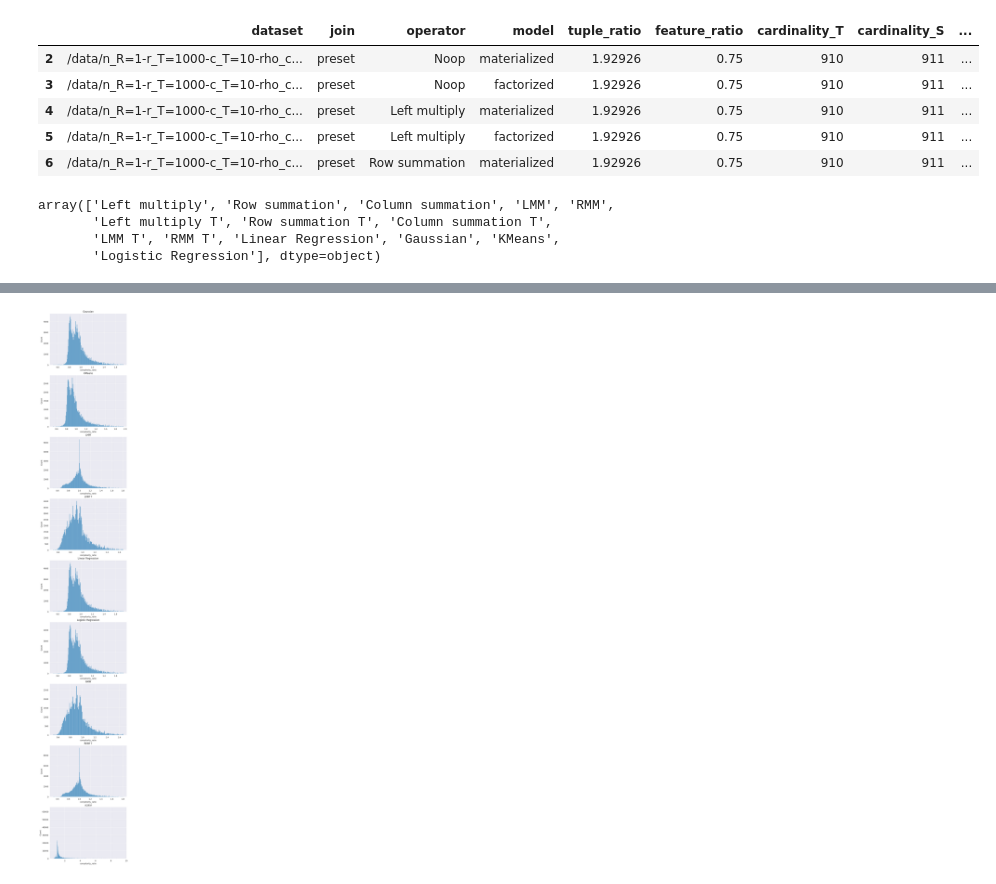
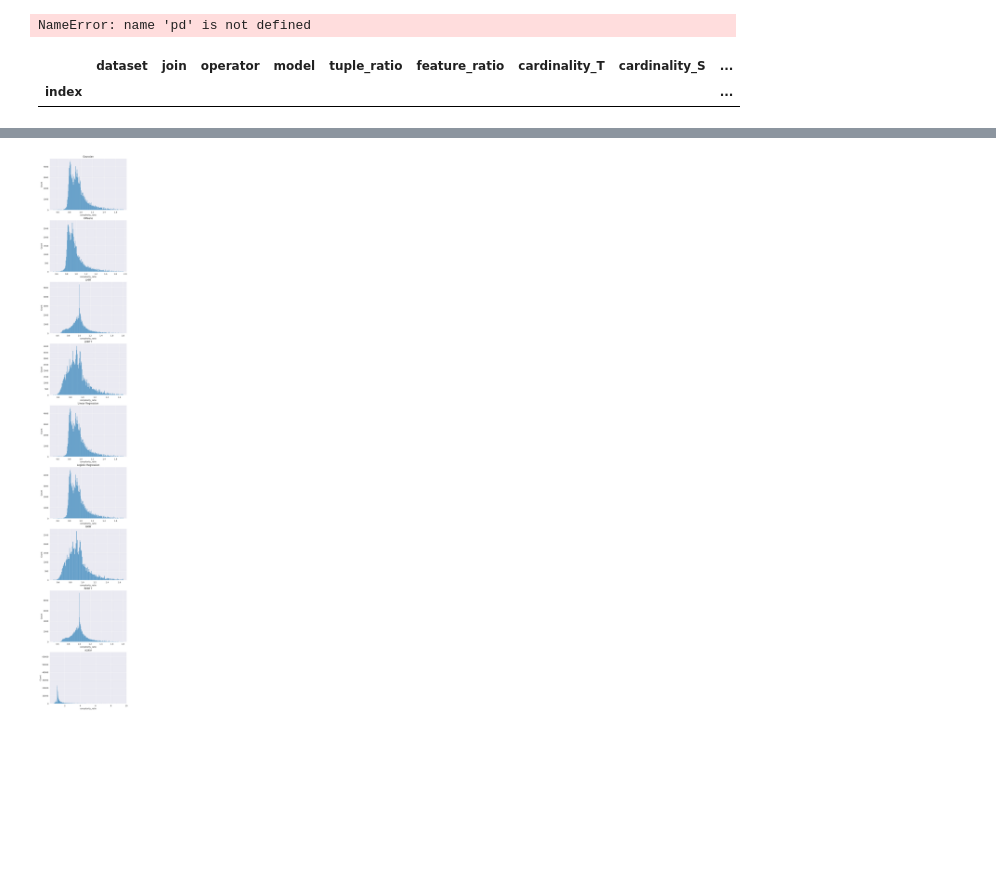
Before and after one commit to ptemarvelde/amalur-experiments, a Jupyter notebook: results/sigmod24/complexity_bruteforce/complexity.ipynb, the cells around one changed output, grey strips where cells are left out. Drawn from its saved outputs; the diff is of its cells as text; code cells hidden in the pictures; blank space fills up the shorter version.

```diff
--- a/results/sigmod24/complexity_bruteforce/complexity.ipynb
+++ b/results/sigmod24/complexity_bruteforce/complexity.ipynb
@@ -11,22 +7,14 @@ df = pd.read_json("./2023-06-12_19-37-51_022637_results.log", lines=True)
+# %%
+df = pd.read_parquet("results_without_fail.parquet")
+# %% [output]
+NameError: name 'pd' is not defined
 # %%
-dfs = df[~df.operator.apply(lambda x: 'Filenotfound' in x)]
-dfs.head()
+df[df.operator.apply(lambda x: 'Filenotfound' in x)].head()
 # %% [output]
 |  | dataset | join | operator | model | tuple_ratio | feature_ratio | cardinality_T | cardinality_S | ... |
-| 2 | /data/n_R=1-r_T=1000-c_T=10-rho_c... | preset | Noop | materialized | 1.92926 | 0.75 | 910 | 911 | ... |
-| 3 | /data/n_R=1-r_T=1000-c_T=10-rho_c... | preset | Noop | factorized | 1.92926 | 0.75 | 910 | 911 | ... |
-| 4 | /data/n_R=1-r_T=1000-c_T=10-rho_c... | preset | Left multiply | materialized | 1.92926 | 0.75 | 910 | 911 | ... |
-| 5 | /data/n_R=1-r_T=1000-c_T=10-rho_c... | preset | Left multiply | factorized | 1.92926 | 0.75 | 910 | 911 | ... |
-| 6 | /data/n_R=1-r_T=1000-c_T=10-rho_c... | preset | Row summation | materialized | 1.92926 | 0.75 | 910 | 911 | ... |
+| index |  |  |  |  |  |  |  |  | ... |
 # %%
 df = df[~df.operator.apply(lambda operator_str: any([x in operator_str for x in ['Materialization', 'Noop']]))]
-# %%
-df.operator.unique()
-# %% [output]
-array(['Left multiply', 'Row summation', 'Column summation', 'LMM', 'RMM',
-       'Left multiply T', 'Row summation T', 'Column summation T',
-       'LMM T', 'RMM T', 'Linear Regression', 'Gaussian', 'KMeans',
-       'Logistic Regression'], dtype=object)
 # %%
 # handle failures
 df['operator']= df.operator.apply(lambda operator_str: operator_str.split("= fail:")[0])
```
Also changed, not shown: parts of 8 cells of this notebook, 1 other file.
